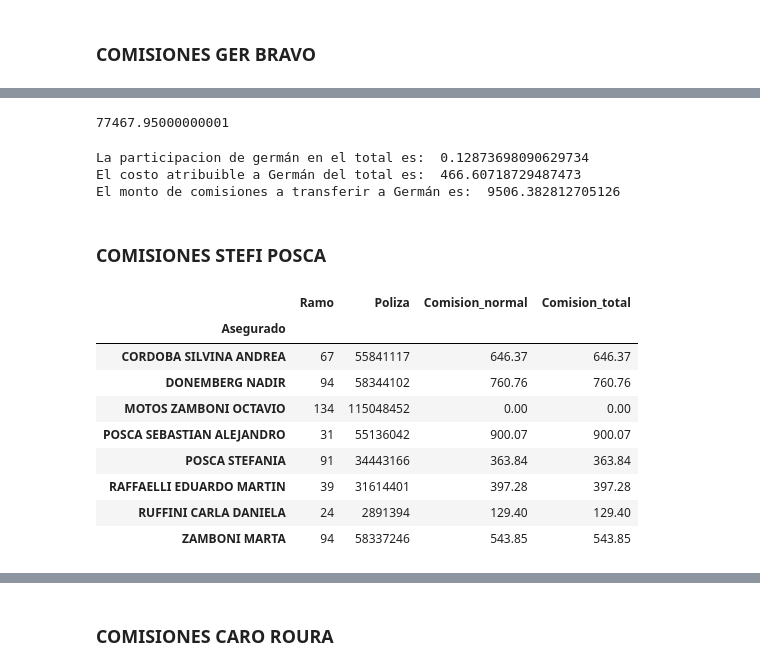
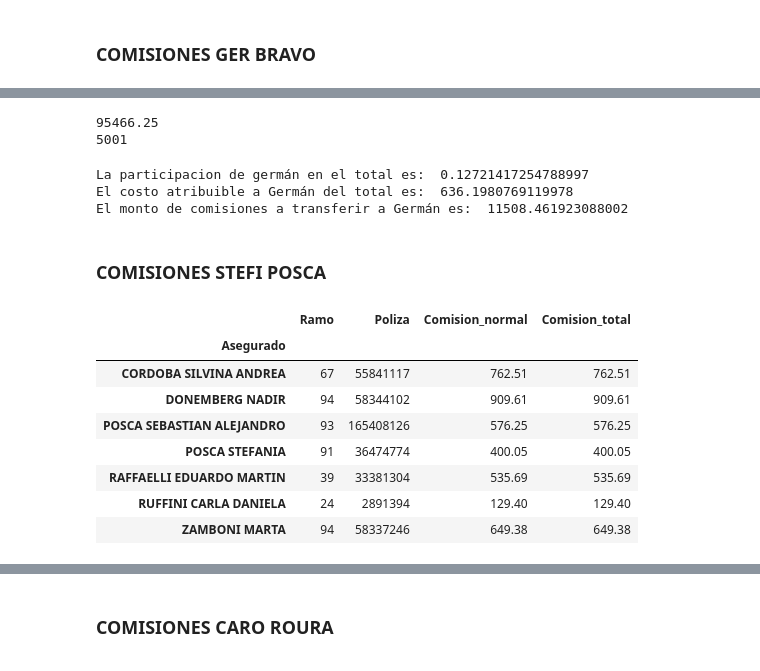
Before and after one commit to agubuffa/CalculoComisiones, a Jupyter notebook: comisionesPermanentes.ipynb, the cells around one changed output, grey strips where cells are left out. Drawn from its saved outputs; the diff is of its cells as text; code cells hidden in the pictures.

```diff
--- a/comisionesPermanentes.ipynb
+++ b/comisionesPermanentes.ipynb
@@ -66,0 +72,8 @@ None
+# %%
+df['Comisión total']=df['Comisión total'].str.replace(',', '.')
+# %%
+df['Comisión normal']=df['Comisión normal'].str.replace(',', '.')
+# %%
+df['Comisión normal']=df['Comisión normal'].astype(float)
+# %%
+df['Comisión total']=df['Comisión total'].astype(float)
@@ -169,15 +180,15 @@ german_filtro
-# %%
-br=df_clean['Comision_total'].sum()
-br
-# %% [output]
-77467.95000000001
+# %%
+print(com_bruta)
+print(costos)
+# %% [output]
+95466.25
+5001
 # %%
 #funcion de calculo de comisiones German
-neto= 76476
-bruto= br
-costos= 2000 + 22.50 + 1602
-def  calcula_g (bruto, costos):
-    part_german= german_filtro/ bruto
+
+
+def  calcula_g (com_bruta, costos):
+    part_german= german_filtro/ com_bruta
     costos_german= part_german*costos
     neto_german= german_filtro - costos_german
     print("La participacion de germán en el total es: ", part_german)
@@ -185,31 +196,31 @@ def  calcula_g (bruto, costos):
     print("El monto de comisiones a transferir a Germán es: ", neto_german)
     return
 
-calcula_g(bruto, costos)
+calcula_g(com_bruta, costos)
 # %% [output]
-La participacion de germán en el total es:  0.12873698090629734
-El costo atribuible a Germán del total es:  466.60718729487473
-El monto de comisiones a transferir a Germán es:  9506.382812705126
+La participacion de germán en el total es:  0.12721417254788997
+El costo atribuible a Germán del total es:  636.1980769119978
+El monto de comisiones a transferir a Germán es:  11508.461923088002
 # %% [markdown]
 ### COMISIONES STEFI POSCA
 # %%
 #STEFI
 # filtro todos sus asegurados del df
 
-stefi=df_clean[df_clean.Asegurado.isin(["POSCA STEFANIA", "POSCA SEBASTIAN ALEJANDRO", "RAFFAELLI EDUARDO MARTIN", "ZAMBONI MARTA",
-                                        "RUFFINI CARLA DANIELA", "DONEMBERG NADIR", "CORDOBA SILVINA ANDREA" , "MOTOS ZAMBONI OCTAVIO"])]
+stefi=df_clean[df_clean.Asegurado.isin(["POSCA STEFANIA", "POSCA SEBASTIAN ALEJANDRO", "RAFFAELLI EDUARDO MARTIN",
+                                        "ZAMBONI MARTA", "RUFFINI CARLA DANIELA", "DONEMBERG NADIR", "CORDOBA SILVINA ANDREA",
+                                        "MOTOS ZAMBONI OCTAVIO"])]
 stefi.groupby('Asegurado').sum('Comision_total')
 # %% [output]
 |  | Ramo | Poliza | Comision_normal | Comision_total |
 | Asegurado |  |  |  |  |
-| CORDOBA SILVINA ANDREA | 67 | 55841117 | 646.37 | 646.37 |
-| DONEMBERG NADIR | 94 | 58344102 | 760.76 | 760.76 |
-| MOTOS ZAMBONI OCTAVIO | 134 | 115048452 | 0.00 | 0.00 |
-| POSCA SEBASTIAN ALEJANDRO | 31 | 55136042 | 900.07 | 900.07 |
-| POSCA STEFANIA | 91 | 34443166 | 363.84 | 363.84 |
-| RAFFAELLI EDUARDO MARTIN | 39 | 31614401 | 397.28 | 397.28 |
+| CORDOBA SILVINA ANDREA | 67 | 55841117 | 762.51 | 762.51 |
+| DONEMBERG NADIR | 94 | 58344102 | 909.61 | 909.61 |
+| POSCA SEBASTIAN ALEJANDRO | 93 | 165408126 | 576.25 | 576.25 |
+| POSCA STEFANIA | 91 | 36474774 | 400.05 | 400.05 |
+| RAFFAELLI EDUARDO MARTIN | 39 | 33381304 | 535.69 | 535.69 |
 | RUFFINI CARLA DANIELA | 24 | 2891394 | 129.40 | 129.40 |
-| ZAMBONI MARTA | 94 | 58337246 | 543.85 | 543.85 |
+| ZAMBONI MARTA | 94 | 58337246 | 649.38 | 649.38 |
 # %%
 #suma de las comisiones stefi
 stefi_filtro=stefi["Comision_total"].sum()
```
Also changed, not shown: parts of 29 cells of this notebook.
